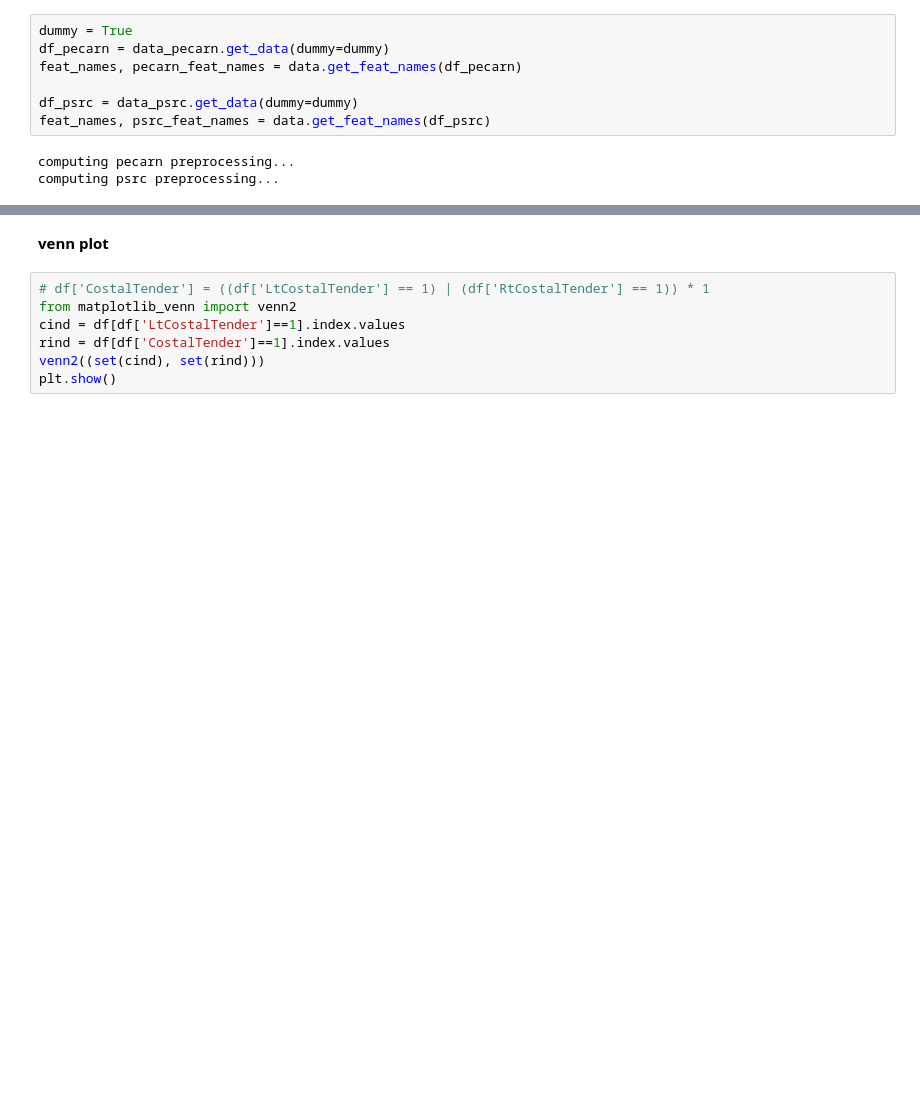
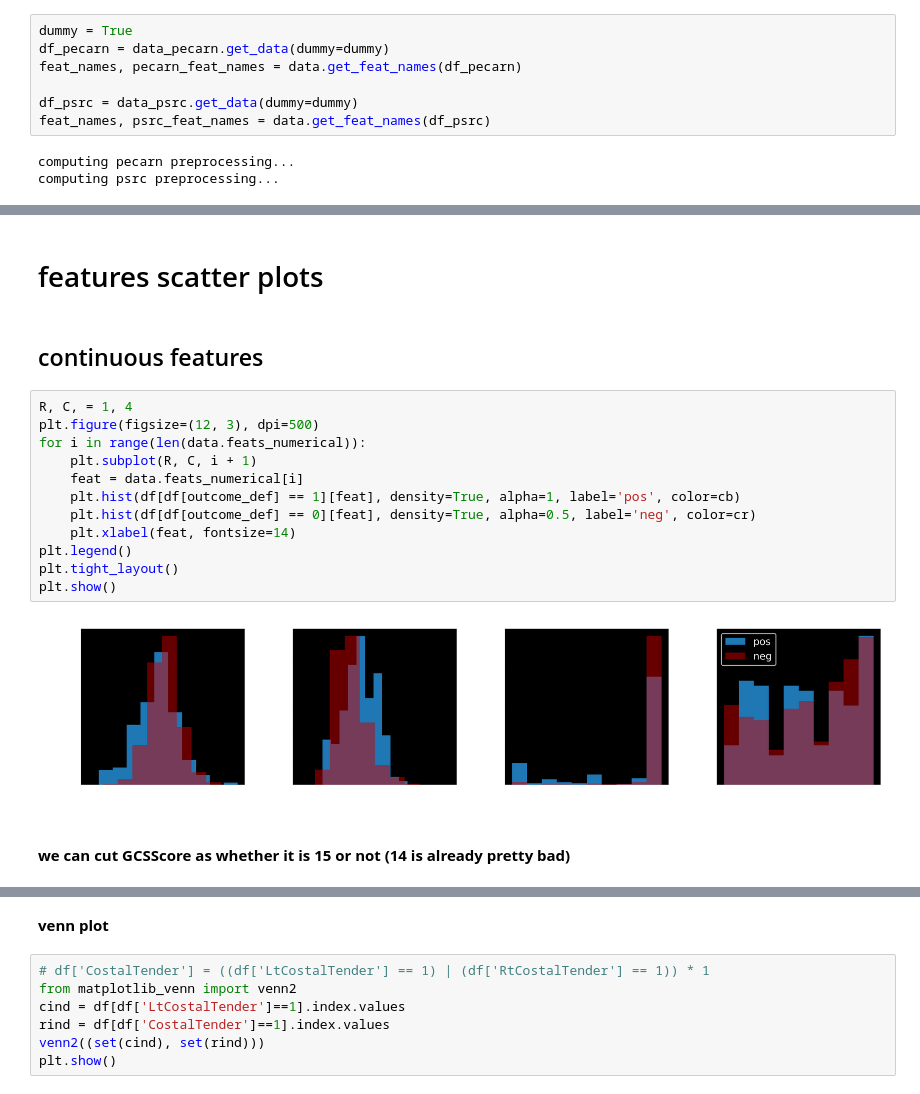
Before and after one commit to csinva/iai-clinical-decision-rule, a Jupyter notebook: 02_eda_all.ipynb, the cells around one changed output, grey strips where cells are left out. Cells and saved outputs as stored; diff of their text form; blank space fills up the shorter version.

```diff
--- a/02_eda_all.ipynb
+++ b/02_eda_all.ipynb
@@ -69,0 +64,20 @@ plt.savefig('results/corrplot.png', dpi=300, bbox_inches='tight')
+# %% [markdown]
+# features scatter plots
+# %% [markdown]
+## continuous features
+# %%
+R, C, = 1, 4
+plt.figure(figsize=(12, 3), dpi=500)
+for i in range(len(data.feats_numerical)):
+    plt.subplot(R, C, i + 1)
+    feat = data.feats_numerical[i]
+    plt.hist(df[df[outcome_def] == 1][feat], density=True, alpha=1, label='pos', color=cb)
+    plt.hist(df[df[outcome_def] == 0][feat], density=True, alpha=0.5, label='neg', color=cr)
+    plt.xlabel(feat, fontsize=14)
+plt.legend()
+plt.tight_layout()
+plt.show()
+# %% [output]
+[figure, added]
+# %% [markdown]
+**we can cut GCSScore as whether it is 15 or not (14 is already pretty bad)**
```
Also changed, not shown: parts of 7 cells of this notebook, 2 other files.
